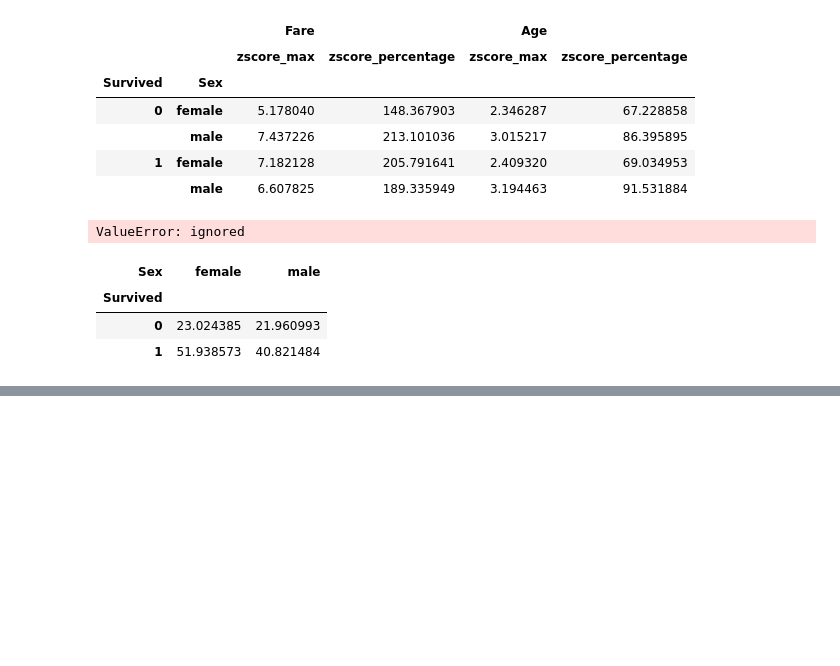
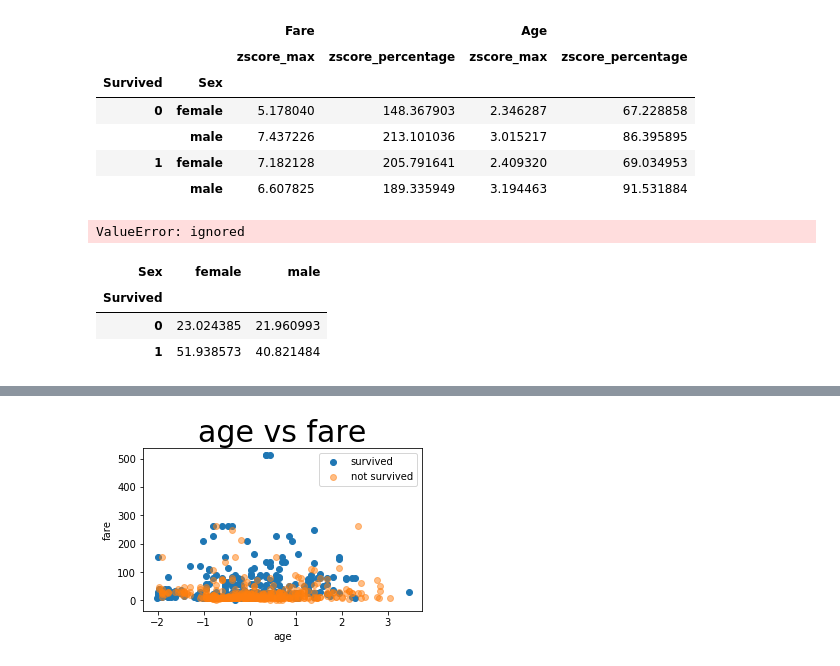
Before and after one commit to shoulhafiz/python_data_science, a Jupyter notebook: refreshing_pandas.ipynb, the cells around one changed output, grey strips where cells are left out. Saved outputs shown, nothing was run; the diff lists cells and outputs as text; code cells hidden in the pictures; blank space fills up the shorter version.

```diff
--- a/refreshing_pandas.ipynb
+++ b/refreshing_pandas.ipynb
@@ -286,0 +299,21 @@ df.pivot_table(index = 'Survived', columns = ['Sex', 'Pclass'],
+# %%
+# remember filter by pandas
+# help me
+
+survived = df.loc[df['Survived'] == 1]
+not_survived = df.loc[df['Survived'] == 0]
+
+plt.figure(figsize = (5, 3)) # 500 x 300 pixels
+
+plt.scatter(survived['Age'],
+            survived['Fare'], label = 'survived')
+plt.scatter(not_survived['Age'],
+            not_survived['Fare'], label = 'not survived',
+            alpha = 0.5)
+plt.xlabel('age')
+plt.ylabel('fare')
+plt.title('age vs fare', fontsize = 30)
+plt.legend()
+plt.show()
+# %% [output]
+[figure, added]
```
Also changed, not shown: parts of 5 cells of this notebook.
